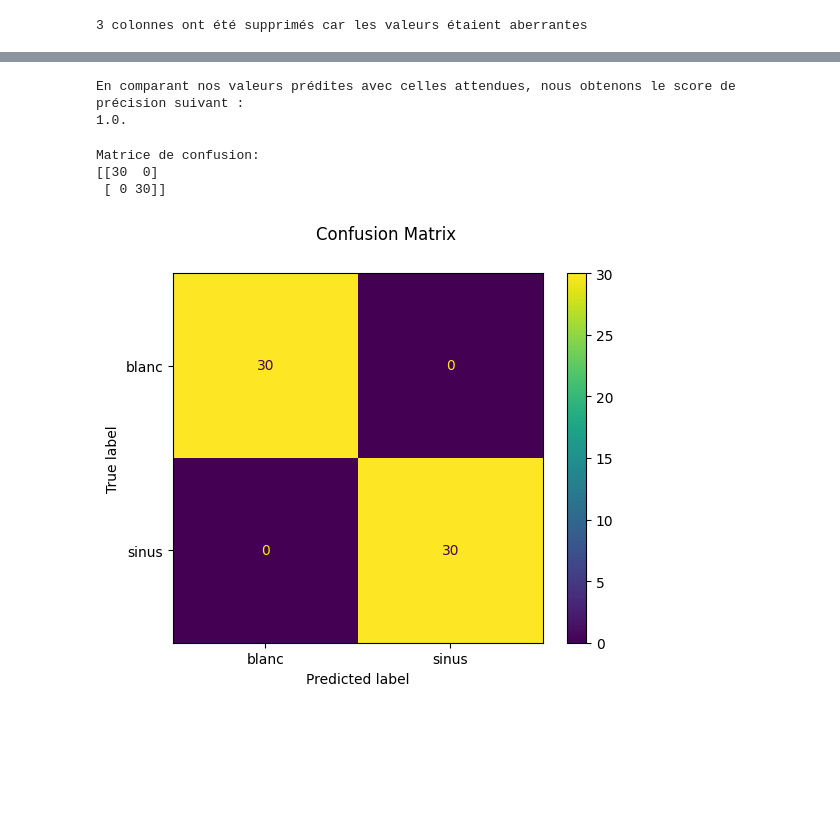
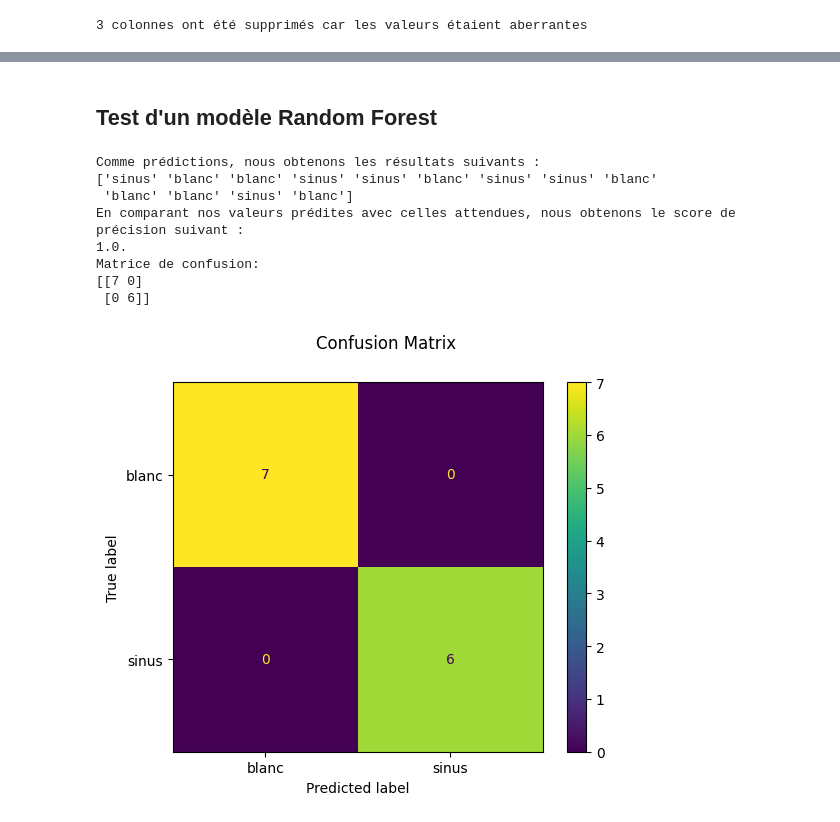
Before and after one commit to rpdev63/brief-audio, a Jupyter notebook: Prediction_model_SVM.ipynb, the cells around one changed output, grey strips where cells are left out. Drawn from its saved outputs; the diff is of its cells as text; code cells hidden in the pictures; blank space fills up the shorter version.

```diff
--- a/Prediction_model_SVM.ipynb
+++ b/Prediction_model_SVM.ipynb
@@ -63,17 +82,16 @@ Comme prédictions, nous obtenons les résultats suivants :
-# %%
-#Calculer la précision
-sc = model.score(X_test, y_test)
-print("En comparant nos valeurs prédites avec celles attendues, nous obtenons le score de précision suivant : \n{}.".format(sc))
-# %% [output]
-En comparant nos valeurs prédites avec celles attendues, nous obtenons le score de précision suivant :
-1.0.
-# %%
-# Plot the confusion matrix
-disp = metrics.ConfusionMatrixDisplay.from_predictions(y_test, predictions)
-disp.figure_.suptitle("Confusion Matrix")
-print(f"Matrice de confusion:\n{disp.confusion_matrix}")
-# %% [output]
-Matrice de confusion:
-[[30  0]
- [ 0 30]]
-[figure, removed]
+# %% [markdown]
+<h2> Test d'un modèle Random Forest </h2>
+# %%
+from sklearn.ensemble import RandomForestClassifier
+
+launch_model(RandomForestClassifier(n_estimators=100))
+# %% [output]
+Comme prédictions, nous obtenons les résultats suivants :
+['sinus' 'blanc' 'blanc' 'sinus' 'sinus' 'blanc' 'sinus' 'sinus' 'blanc'
+ 'blanc' 'blanc' 'sinus' 'blanc']
+En comparant nos valeurs prédites avec celles attendues, nous obtenons le score de précision suivant :
+1.0.
+Matrice de confusion:
+[[7 0]
+ [0 6]]
+[figure, added]
```
Also changed, not shown: parts of 12 cells of this notebook, 3 other files.
